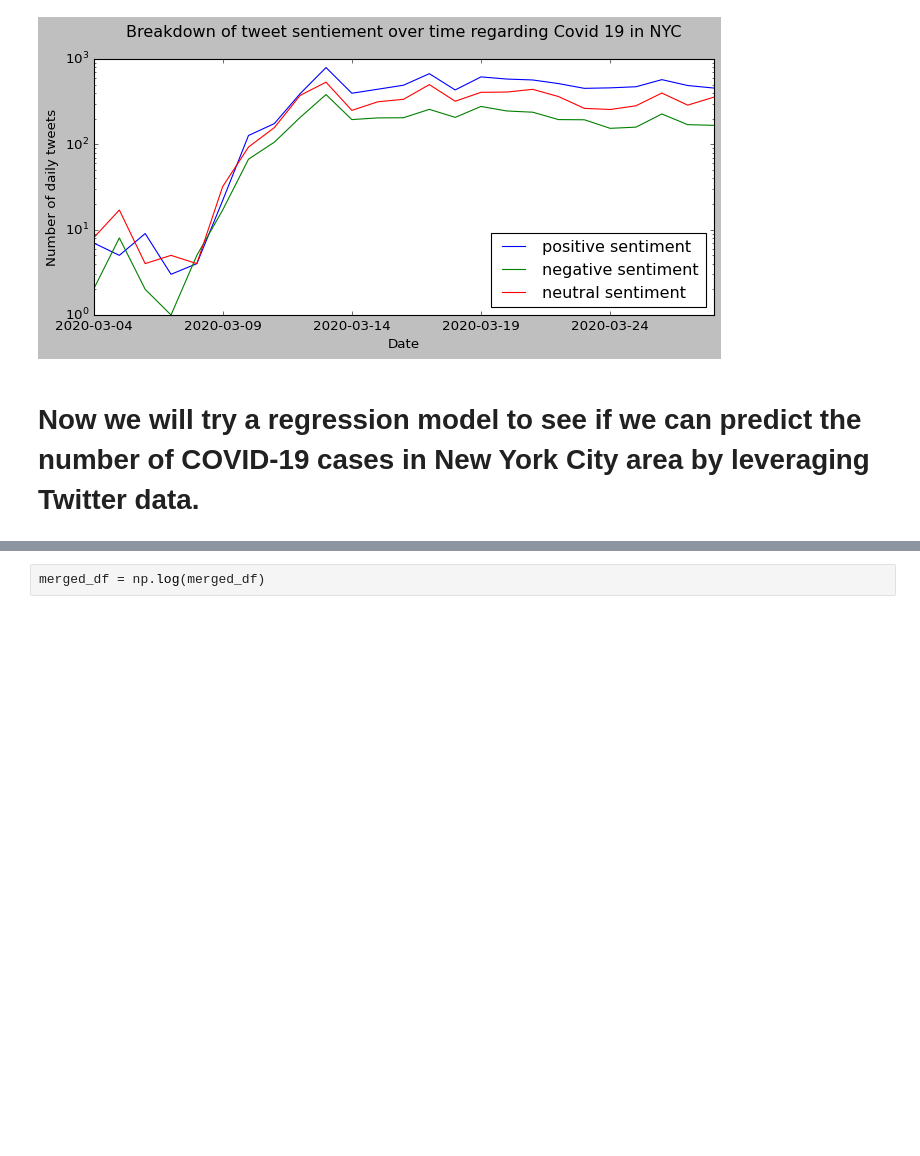
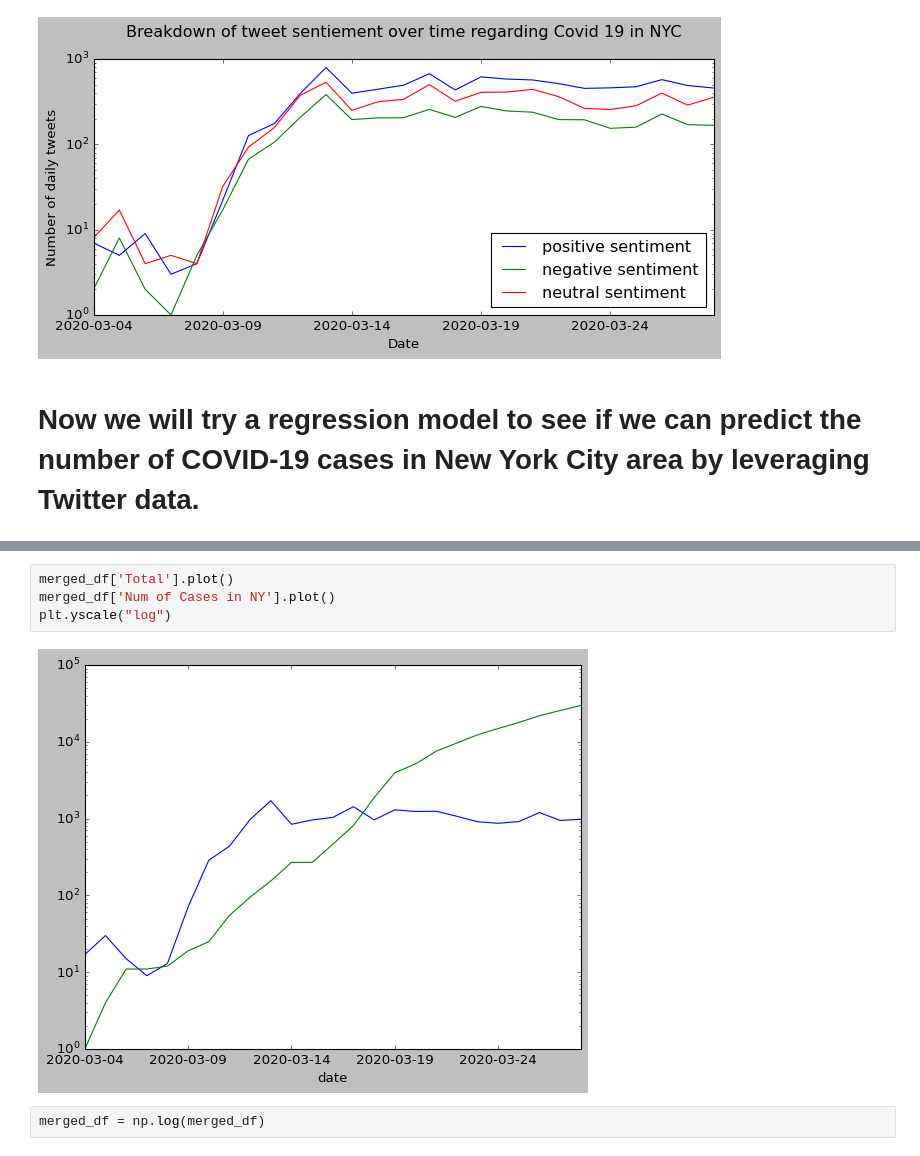
Before and after one commit to armandordorica/Twitter_Sentiment_Analysis, a Jupyter notebook: Covid19_NYC_ARIMA.ipynb, the cells around one changed output, grey strips where cells are left out. Drawn from its saved outputs; the diff is of its cells as text; blank space fills up the shorter version.

```diff
--- a/Covid19_NYC_ARIMA.ipynb
+++ b/Covid19_NYC_ARIMA.ipynb
@@ -884,2 +906,8 @@ plt.legend(loc = 'lower right')
+# %%
+merged_df['Total'].plot()
+merged_df['Num of Cases in NY'].plot()
+plt.yscale("log")
+# %% [output]
+[figure, added]
 # %%
 merged_df = np.log(merged_df)
```
Also changed, not shown: parts of 13 cells of this notebook.
